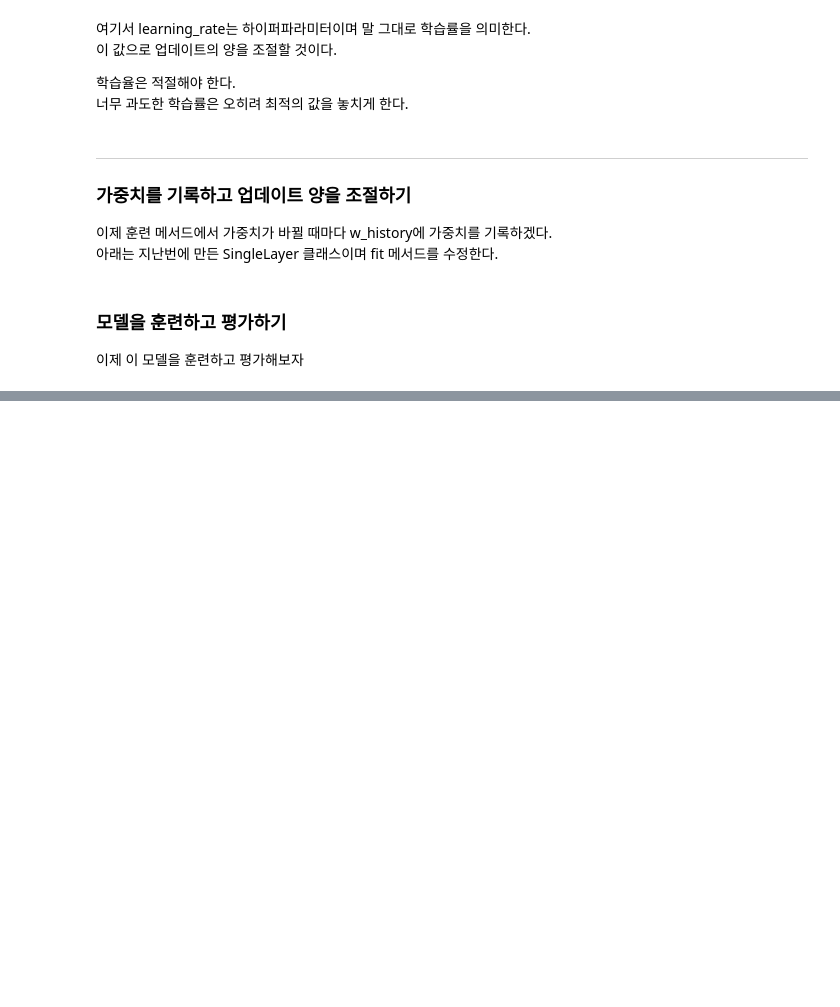
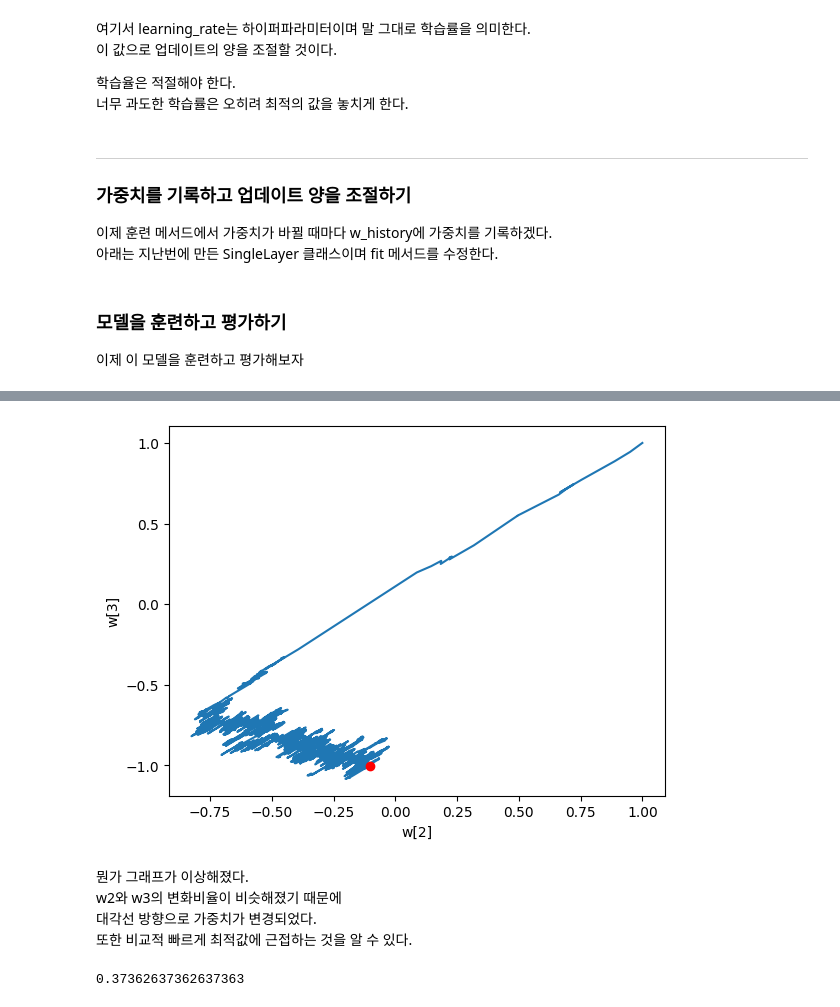
Before and after one commit to Tarel-Github/Artificial_Intelligence_practice, a Jupyter notebook: 02. Doit_DeepLearning/3-1. 훈련노하우: 검증세트를 나누기와 전처리과정.ipynb, the cells around one changed output, grey strips where cells are left out. Drawn from its saved outputs; the diff is of its cells as text; code cells hidden in the pictures; blank space fills up the shorter version.

```diff
--- a/02. Doit_DeepLearning/3-1. 훈련노하우: 검증세트를 나누기와 전처리과정.ipynb
+++ b/02. Doit_DeepLearning/3-1. 훈련노하우: 검증세트를 나누기와 전처리과정.ipynb
@@ -224,0 +264,33 @@ AttributeError: ignored
+# %%
+# 넘파이로 표준화 구현하기
+train_mean = np.mean(x_train, axis = 0)
+train_std = np.std(x_train, axis = 0)
+x_train_scaled = (x_train - train_mean) / train_std
+# %%
+# 새로운 레이어
+layer2 = SingleLayer()
+layer2.fit(x_train_scaled, y_train)
+# %%
+# 모델 훈련하기
+w2 = []
+w3 = []
+for w in layer2.w_history:
+  w2.append(w[2])
+  w3.append(w[3])
+plt.plot(w2, w3)
+plt.plot(w2[-1], w3[-1], 'ro')
+plt.xlabel('w[2]')
+plt.ylabel('w[3]')
+plt.show()
+# %% [output]
+[figure, added]
+# %% [markdown]
+뭔가 그래프가 이상해졌다.
+w2와 w3의 변화비율이 비슷해졌기 때문에
+대각선 방향으로 가중치가 변경되었다.
+또한 비교적 빠르게 최적값에 근접하는 것을 알 수 있다.
+# %%
+# 성능 평가
+layer2.score(x_val, y_val)
+# %% [output]
+0.37362637362637363
```
Also changed, not shown: parts of 18 cells of this notebook, 1 other file.
